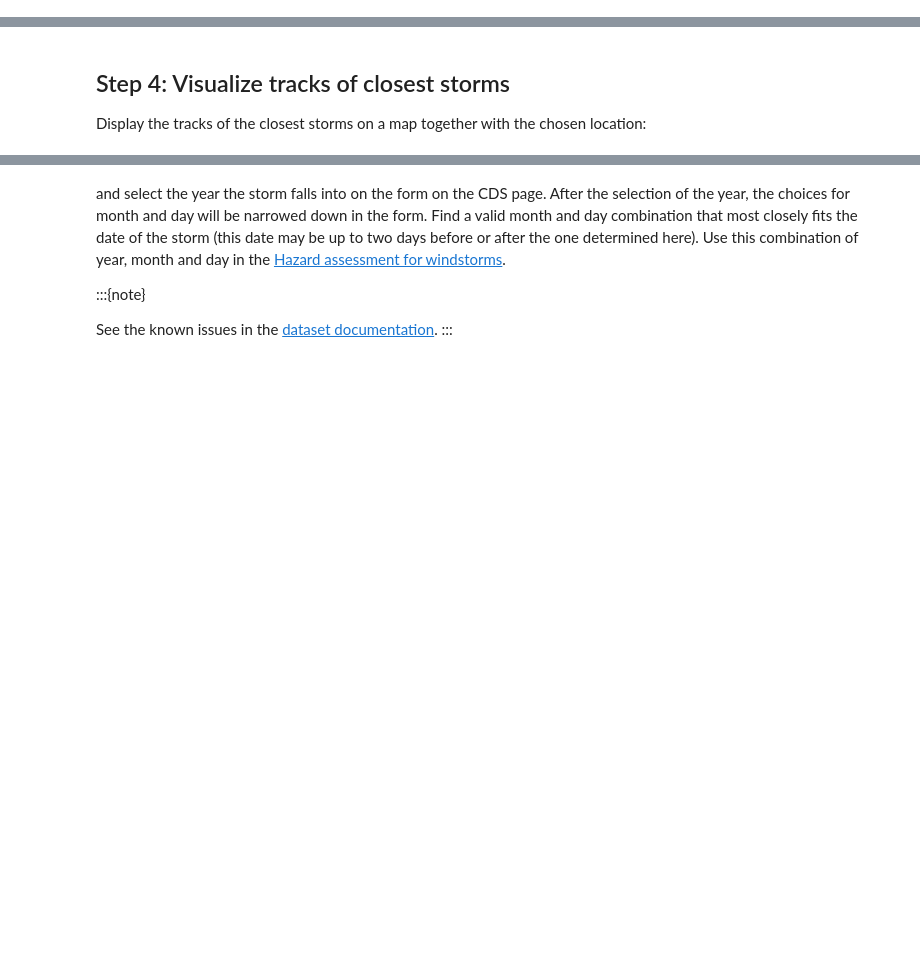
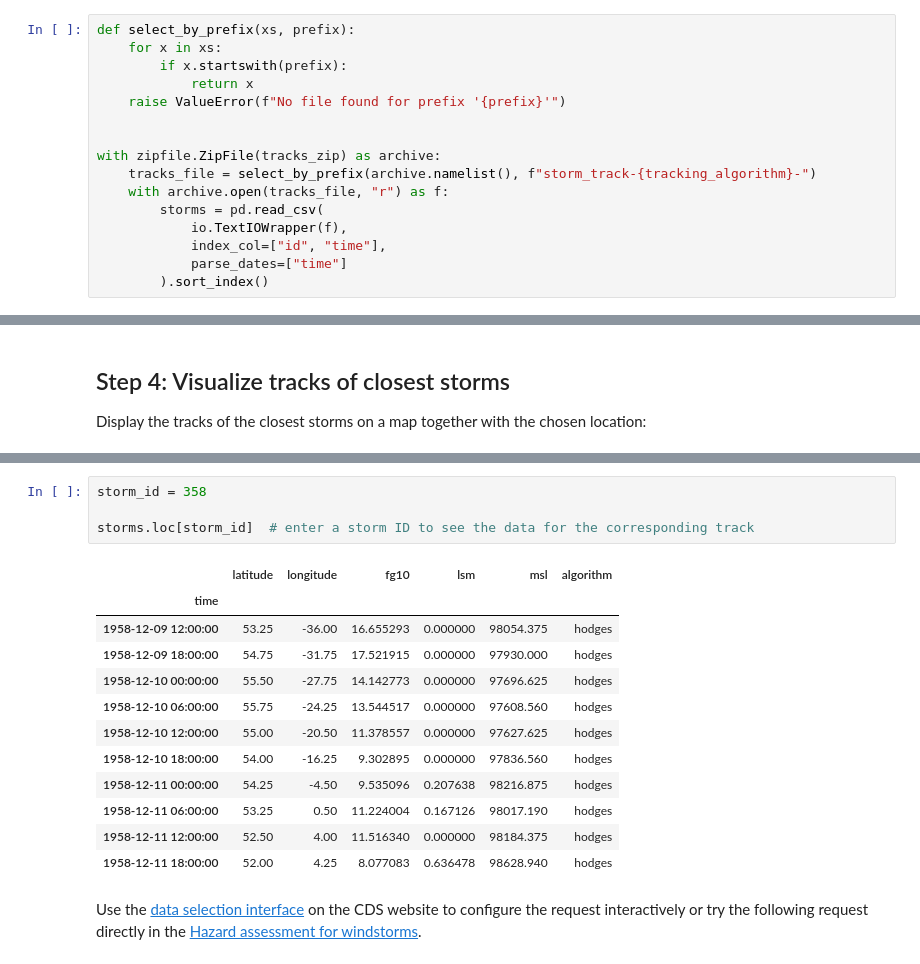
Before and after one commit to CLIMAAX/STORMS, a Jupyter notebook: 01_windstorm/Selection_helper_STORMS.ipynb, the cells around one changed output, grey strips where cells are left out. Cells and saved outputs as stored; diff of their text form; blank space fills up the shorter version.

```diff
--- a/01_windstorm/Selection_helper_STORMS.ipynb
+++ b/01_windstorm/Selection_helper_STORMS.ipynb
@@ -118,0 +60,16 @@ The first storms in the list:
+# %%
+def select_by_prefix(xs, prefix):
+    for x in xs:
+        if x.startswith(prefix):
+            return x
+    raise ValueError(f"No file found for prefix '{prefix}'")
+
+
+with zipfile.ZipFile(tracks_zip) as archive:
+    tracks_file = select_by_prefix(archive.namelist(), f"storm_track-{tracking_algorithm}-")
+    with archive.open(tracks_file, "r") as f:
+        storms = pd.read_csv(
+            io.TextIOWrapper(f),
+            index_col=["id", "time"],
+            parse_dates=["time"]
+        ).sort_index()
@@ -220,10 +191,19 @@ Timestamp('1990-02-24 12:00:00')
-# %% [markdown]
-and select the year the storm falls into on the form on the CDS page.
-After the selection of the year, the choices for month and day will be narrowed down in the form.
-Find a valid month and day combination that most closely fits the date of the storm (this date may be up to two days before or after the one determined here).
-Use this combination of year, month and day in the [Hazard assessment for windstorms](Hazard_assessment_STORMS.ipynb).
-
-:::{note}
-
-See the known issues in the [dataset documentation](https://cds.climate.copernicus.eu/datasets/sis-european-wind-storm-indicators?tab=documentation).
-:::
+# %%
+storm_id = 358
+
+storms.loc[storm_id]  # enter a storm ID to see the data for the corresponding track
+# %% [output]
+|  | latitude | longitude | fg10 | lsm | msl | algorithm |
+| time |  |  |  |  |  |  |
+| 1958-12-09 12:00:00 | 53.25 | -36.00 | 16.655293 | 0.000000 | 98054.375 | hodges |
+| 1958-12-09 18:00:00 | 54.75 | -31.75 | 17.521915 | 0.000000 | 97930.000 | hodges |
+| 1958-12-10 00:00:00 | 55.50 | -27.75 | 14.142773 | 0.000000 | 97696.625 | hodges |
+| 1958-12-10 06:00:00 | 55.75 | -24.25 | 13.544517 | 0.000000 | 97608.560 | hodges |
+| 1958-12-10 12:00:00 | 55.00 | -20.50 | 11.378557 | 0.000000 | 97627.625 | hodges |
+| 1958-12-10 18:00:00 | 54.00 | -16.25 | 9.302895 | 0.000000 | 97836.560 | hodges |
+| 1958-12-11 00:00:00 | 54.25 | -4.50 | 9.535096 | 0.207638 | 98216.875 | hodges |
+| 1958-12-11 06:00:00 | 53.25 | 0.50 | 11.224004 | 0.167126 | 98017.190 | hodges |
+| 1958-12-11 12:00:00 | 52.50 | 4.00 | 11.516340 | 0.000000 | 98184.375 | hodges |
+| 1958-12-11 18:00:00 | 52.00 | 4.25 | 8.077083 | 0.636478 | 98628.940 | hodges |
+# %% [markdown]
+Use the [data selection interface](https://cds.climate.copernicus.eu/datasets/sis-european-wind-storm-reanalysis?tab=download) on the CDS website to configure the request interactively or try the following request directly in the [Hazard assessment for windstorms](Hazard_assessment_STORMS.ipynb).
```
Also changed, not shown: parts of 29 cells of this notebook.
